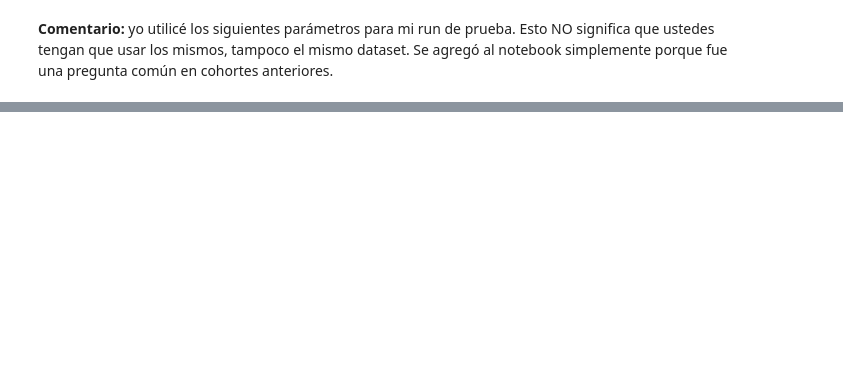
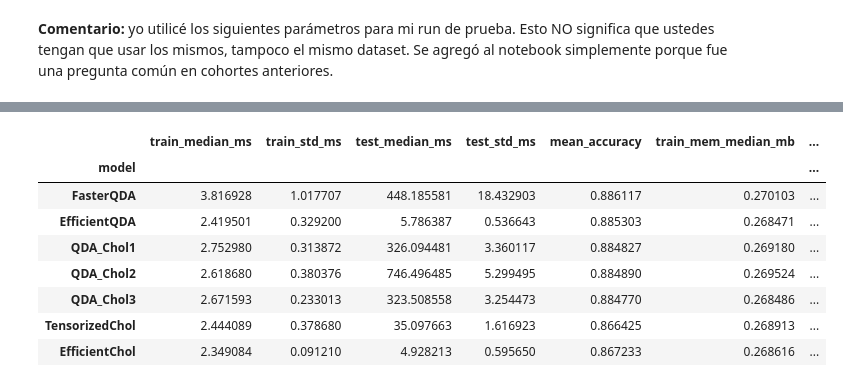
Before and after one commit to martinlacheski/ceia-amia-tp, a Jupyter notebook: AMIA_2025_TP1.ipynb, the cells around one changed output, grey strips where cells are left out. Saved outputs shown, nothing was run; the diff lists cells and outputs as text; code cells hidden in the pictures; blank space fills up the shorter version.

```diff
--- a/AMIA_2025_TP1.ipynb
+++ b/AMIA_2025_TP1.ipynb
@@ -874,0 +968,14 @@ b = Benchmark(
+# %%
+b.bench(TensorizedChol)
+b.bench(EfficientChol)
+b.summary(baseline='QDA')
+# %% [output]
+|  | train_median_ms | train_std_ms | test_median_ms | test_std_ms | mean_accuracy | train_mem_median_mb | ... |
+| model |  |  |  |  |  |  | ... |
+| FasterQDA | 3.816928 | 1.017707 | 448.185581 | 18.432903 | 0.886117 | 0.270103 | ... |
+| EfficientQDA | 2.419501 | 0.329200 | 5.786387 | 0.536643 | 0.885303 | 0.268471 | ... |
+| QDA_Chol1 | 2.752980 | 0.313872 | 326.094481 | 3.360117 | 0.884827 | 0.269180 | ... |
+| QDA_Chol2 | 2.618680 | 0.380376 | 746.496485 | 5.299495 | 0.884890 | 0.269524 | ... |
+| QDA_Chol3 | 2.671593 | 0.233013 | 323.508558 | 3.254473 | 0.884770 | 0.268486 | ... |
+| TensorizedChol | 2.444089 | 0.378680 | 35.097663 | 1.616923 | 0.866425 | 0.268913 | ... |
+| EfficientChol | 2.349084 | 0.091210 | 4.928213 | 0.595650 | 0.867233 | 0.268616 | ... |
```
Also changed, not shown: parts of 43 cells of this notebook, 2 other files.
